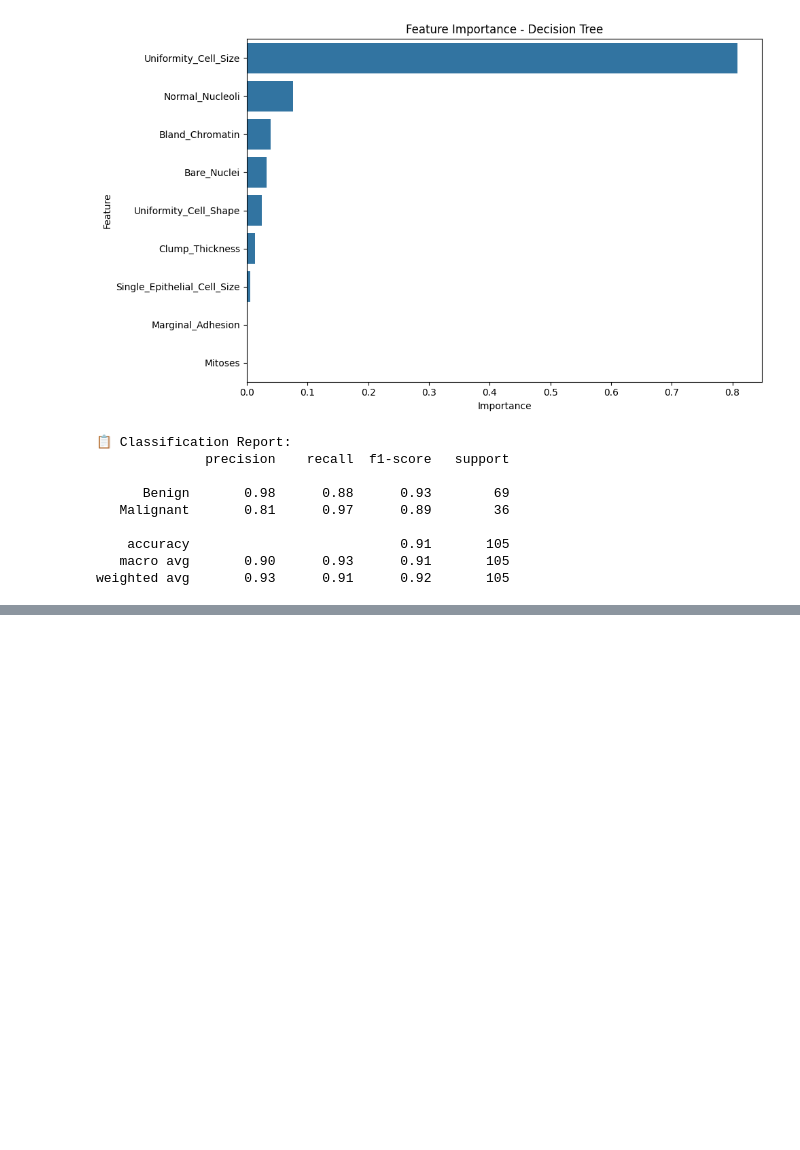
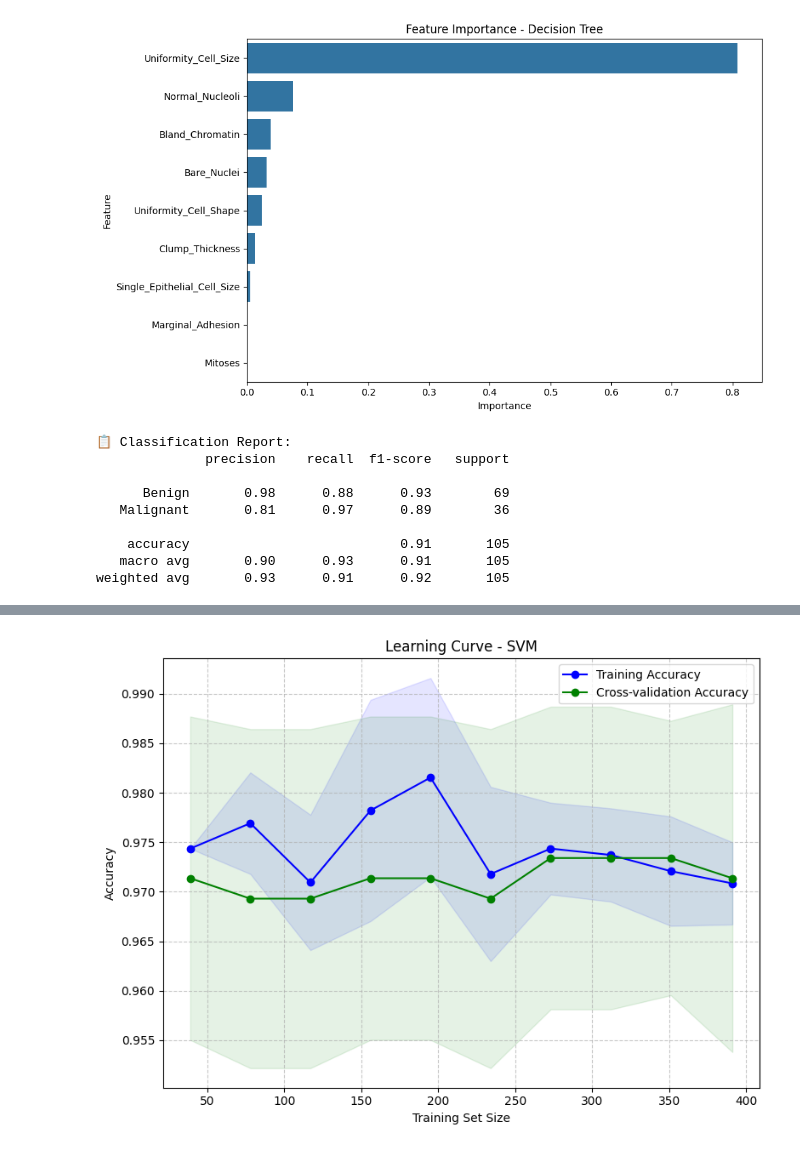
Before and after one commit to Rabia-Akhtr/Data-Science-Project-Breast_Cancer_Classification_ML, a Jupyter notebook: Data_Science_Project.ipynb, the cells around one changed output, grey strips where cells are left out. Saved outputs shown, nothing was run; the diff lists cells and outputs as text; code cells hidden in the pictures; blank space fills up the shorter version.

```diff
--- a/Data_Science_Project.ipynb
+++ b/Data_Science_Project.ipynb
@@ -1138,0 +1323,57 @@ weighted avg       0.93      0.91      0.92       105
+# %%
+def plot_learning_curve(model, X_train, y_train, model_name="SVM"):
+    """
+    Plots the learning curve showing training and cross-validation accuracy
+    as the training set size increases.
+
+    Args:
+        X_train: Scaled training feature set
+        y_train: Training labels
+        model_name: Name of the model (for title and filename)
+    """
+    import matplotlib.pyplot as plt
+    import numpy as np
+    from sklearn.model_selection import learning_curve
+    import os
+
+    os.makedirs('plots', exist_ok=True)
+
+    # Define training sizes (10% to 100%)
+    train_sizes = np.linspace(0.1, 1.0, 10)
+
+    # Get learning curve results
+    train_sizes, train_scores, test_scores = learning_curve(
+        model, X_train, y_train,
+        train_sizes=train_sizes,
+        cv=5,
+        scoring='accuracy',
+        n_jobs=-1
+    )
+
+    # Calculate mean and std for plotting
+    train_mean = np.mean(train_scores, axis=1)
+    train_std = np.std(train_scores, axis=1)
+    test_mean = np.mean(test_scores, axis=1)
+    test_std = np.std(test_scores, axis=1)
+
+    # Plotting
+    plt.figure(figsize=(8, 6))
+    plt.plot(train_sizes, train_mean, 'o-', color='blue', label='Training Accuracy')
+    plt.plot(train_sizes, test_mean, 'o-', color='green', label='Cross-validation Accuracy')
+
+    # Error bands
+    plt.fill_between(train_sizes, train_mean - train_std, train_mean + train_std, color='blue', alpha=0.1)
+    plt.fill_between(train_sizes, test_mean - test_std, test_mean + test_std, color='green', alpha=0.1)
+
+    plt.title(f'Learning Curve - {model_name}')
+    plt.xlabel('Training Set Size')
+    plt.ylabel('Accuracy')
+    plt.legend(loc='best')
+    plt.grid(True, linestyle='--', alpha=0.7)
+    plt.tight_layout()
+    plt.savefig(f'plots/learning_curve_{model_name.lower()}.png', dpi=300)
+    plt.show()
+# --- Call it for your SVM model ---
+plot_learning_curve(best_svm, X_train_scaled, y_train, model_name="SVM")
+# %% [output]
+[figure, added]
```
Also changed, not shown: parts of 19 cells of this notebook.
